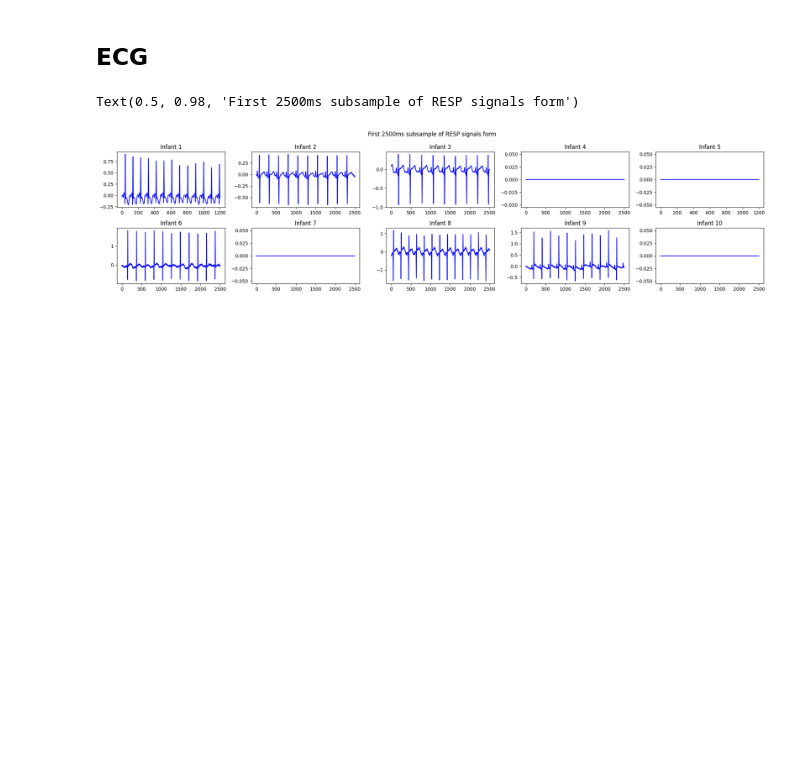
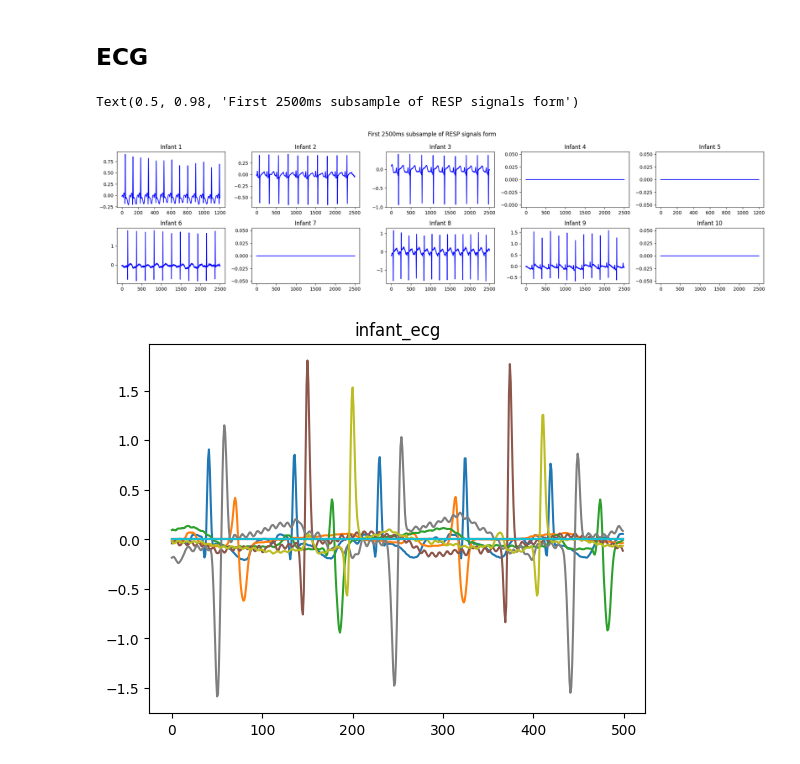
Before and after one commit to FlynnCao/WOA7015-EDA, a Jupyter notebook: EDA.ipynb, the cells around one changed output. Cells and saved outputs as stored; diff of their text form; code cells hidden in the pictures; blank space fills up the shorter version.

```diff
--- a/EDA.ipynb
+++ b/EDA.ipynb
@@ -152,3 +167,14 @@ fig.suptitle(f"First {ecg_subsample_duration}ms subsample of RESP signals form")
 # %% [output]
 Text(0.5, 0.98, 'First 2500ms subsample of RESP signals form')
 [figure]
+# %%
+#All ecg signals on one canvas
+plt.figure(1)
+ecg_records = []
+for i in range(1,11):
+  ecg_record = wfdb.rdsamp(f"{data_dir}/infant{i}_ecg")
+  plt.subplot(1,1,1)
+  plt.plot(ecg_record [0][:500])
+  plt.title("infant_ecg")
+# %% [output]
+[figure, added]
```
Also changed, not shown: parts of 3 cells of this notebook.
